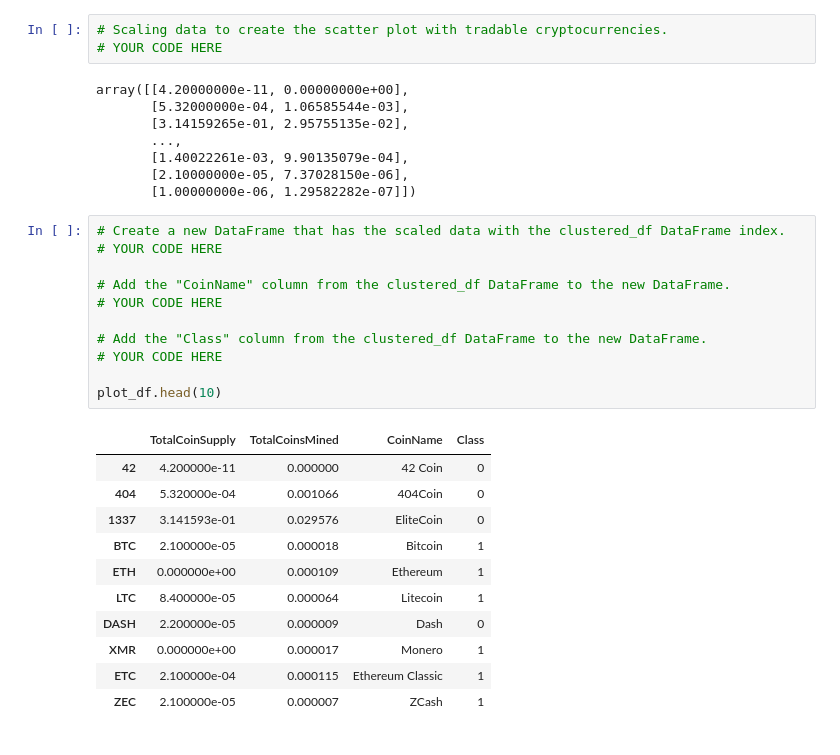
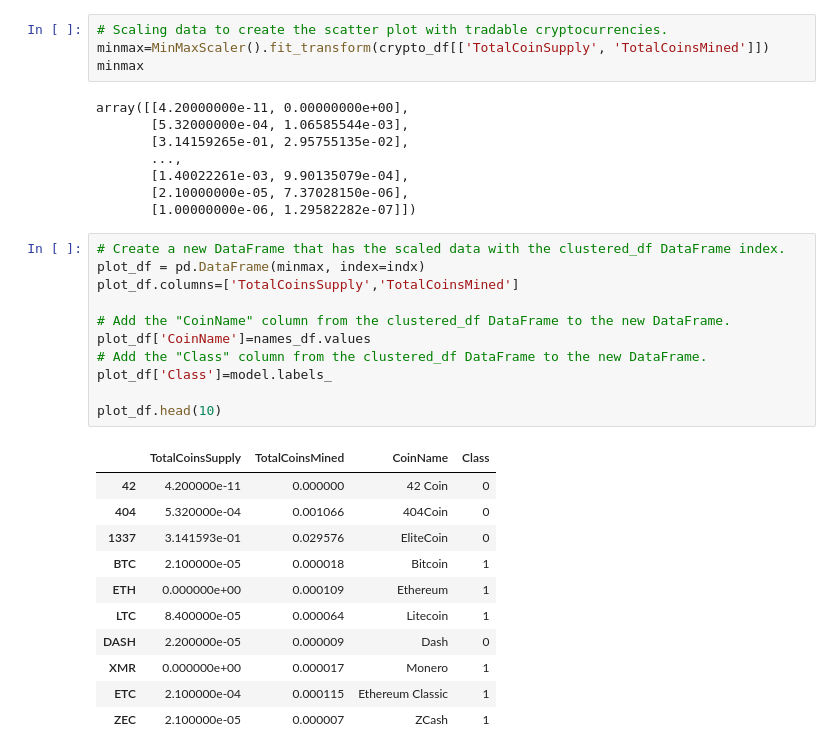
Before and after one commit to devhollister/Cryptocurrencies, a Jupyter notebook: crypto_clustering.ipynb, the cells around one changed output. Saved outputs shown, nothing was run; the diff lists cells and outputs as text.

```diff
--- a/crypto_clustering.ipynb
+++ b/crypto_clustering.ipynb
@@ -295,6 +302,7 @@ There are 532 tradable cryptocurrencies.
 # %%
 # Scaling data to create the scatter plot with tradable cryptocurrencies.
-# YOUR CODE HERE
+minmax=MinMaxScaler().fit_transform(crypto_df[['TotalCoinSupply', 'TotalCoinsMined']])
+minmax
 # %% [output]
 array([[4.20000000e-11, 0.00000000e+00],
        [5.32000000e-04, 1.06585544e-03],
@@ -305,17 +313,17 @@ array([[4.20000000e-11, 0.00000000e+00],
        [1.00000000e-06, 1.29582282e-07]])
 # %%
 # Create a new DataFrame that has the scaled data with the clustered_df DataFrame index.
-# YOUR CODE HERE
+plot_df = pd.DataFrame(minmax, index=indx)
+plot_df.columns=['TotalCoinsSupply','TotalCoinsMined']
 
 # Add the "CoinName" column from the clustered_df DataFrame to the new DataFrame.
-# YOUR CODE HERE
-
+plot_df['CoinName']=names_df.values
 # Add the "Class" column from the clustered_df DataFrame to the new DataFrame.
-# YOUR CODE HERE
+plot_df['Class']=model.labels_
 
 plot_df.head(10)
 # %% [output]
-|  | TotalCoinSupply | TotalCoinsMined | CoinName | Class |
+|  | TotalCoinsSupply | TotalCoinsMined | CoinName | Class |
 | 42 | 4.200000e-11 | 0.000000 | 42 Coin | 0 |
 | 404 | 5.320000e-04 | 0.001066 | 404Coin | 0 |
 | 1337 | 3.141593e-01 | 0.029576 | EliteCoin | 0 |
```
Also changed, not shown: parts of 9 cells of this notebook.
